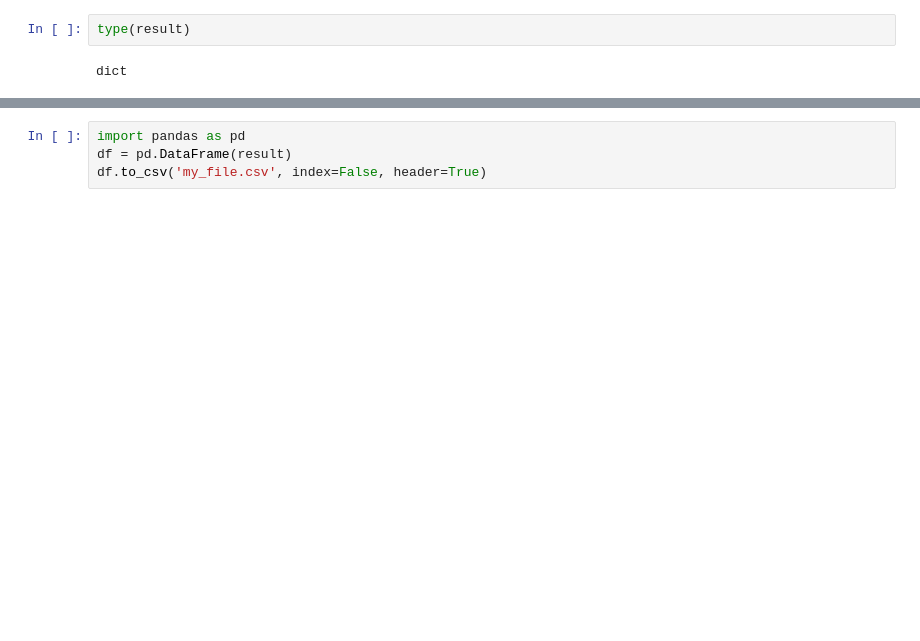
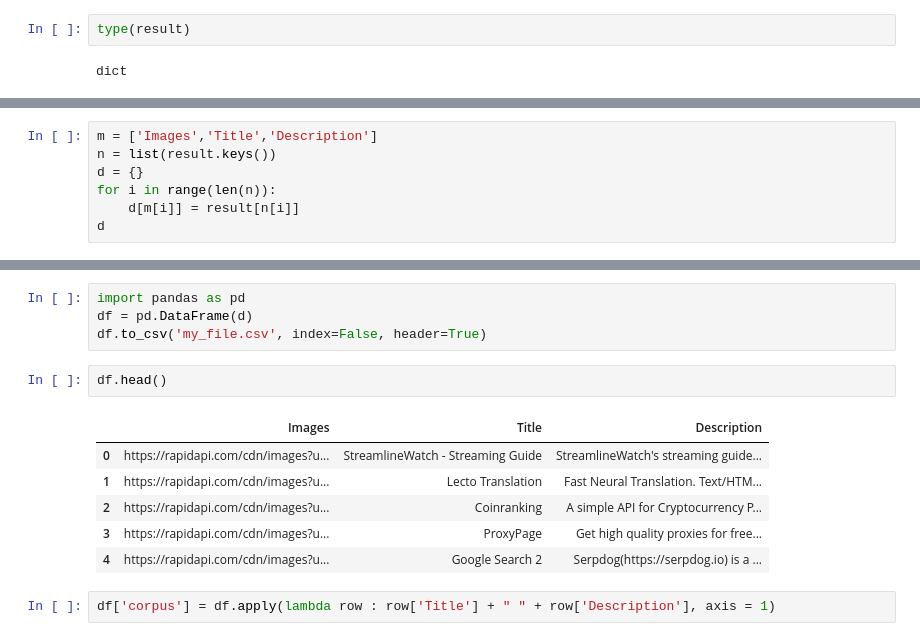
Before and after one commit to Priyanshu-Singh-1/Fetching-the-list-of-APIs-using-Machine-learning-and-NLP-techniques-in-Python, a Jupyter notebook: api_Scraper.ipynb, the cells around one changed output, grey strips where cells are left out. Drawn from its saved outputs; the diff is of its cells as text; blank space fills up the shorter version.

```diff
--- a/api_Scraper.ipynb
+++ b/api_Scraper.ipynb
@@ -84,0 +85,7 @@ result
+# %%
+m = ['Images','Title','Description']
+n = list(result.keys())
+d = {}
+for i in range(len(n)):
+    d[m[i]] = result[n[i]]
+d
@@ -85,4 +110,15 @@ result
 # %%
 import pandas as pd
-df = pd.DataFrame(result)
+df = pd.DataFrame(d)
 df.to_csv('my_file.csv', index=False, header=True)
+# %%
+df.head()
+# %% [output]
+|  | Images | Title | Description |
+| 0 | https://rapidapi.com/cdn/images?u... | StreamlineWatch - Streaming Guide | StreamlineWatch's streaming guide... |
+| 1 | https://rapidapi.com/cdn/images?u... | Lecto Translation | Fast Neural Translation. Text/HTM... |
+| 2 | https://rapidapi.com/cdn/images?u... | Coinranking | A simple API for Cryptocurrency P... |
+| 3 | https://rapidapi.com/cdn/images?u... | ProxyPage | Get high quality proxies for free... |
+| 4 | https://rapidapi.com/cdn/images?u... | Google Search 2 | Serpdog(https://serpdog.io) is a ... |
+# %%
+df['corpus'] = df.apply(lambda row : row['Title'] + " " + row['Description'], axis = 1)
```
Also changed, not shown: parts of 14 cells of this notebook, 1 other file.
